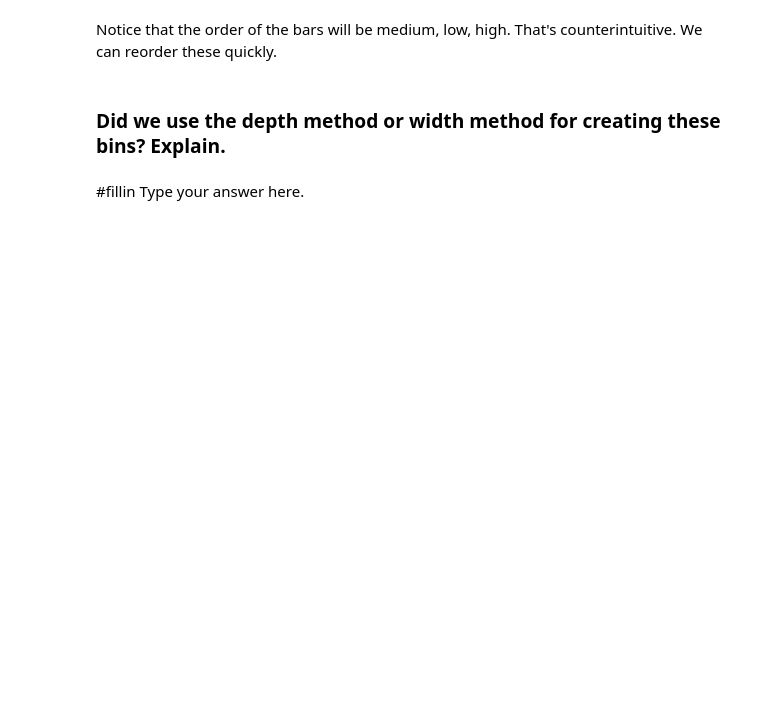
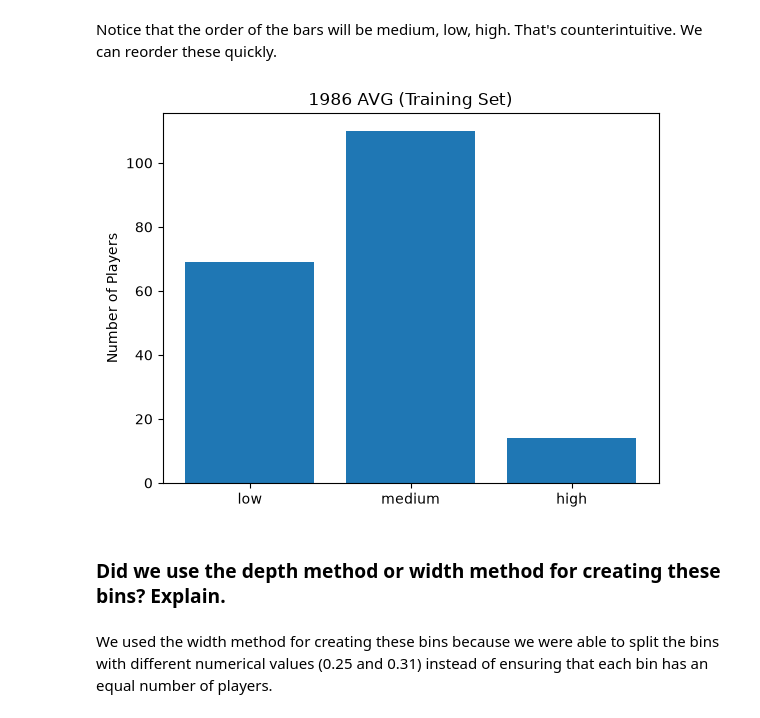
Before and after one commit to charmi124/code_2600, a Jupyter notebook: mod03_eda.ipynb, the cells around one changed output. Saved outputs shown, nothing was run; the diff lists cells and outputs as text; code cells hidden in the pictures; blank space fills up the shorter version.

```diff
--- a/mod03_eda.ipynb
+++ b/mod03_eda.ipynb
@@ -208,15 +231,17 @@ Notice that the order of the bars will be medium, low, high. That's counterintui
 indexMap = ['low', 'medium', 'high']
 reordered_list = [Train['AVG_bin'].value_counts()[i] for i in indexMap]
 # %%
-plt.bar(#fillin
+plt.bar(indexMap, reordered_list)
 
 plt.title("1986 AVG (Training Set)")
 plt.ylabel("Number of Players")
 
-plt.xticks(#fillin
+plt.xticks(indexMap)
 
 plt.show()
+# %% [output]
+[figure, added]
 # %% [markdown]
 ### Did we use the depth method or width method for creating these bins? Explain.
 # %% [markdown]
-#fillin Type your answer here.
+We used the width method for creating these bins because we were able to split the bins with different numerical values (0.25 and 0.31) instead of ensuring that each bin has an equal number of players.
```
Also changed, not shown: parts of 5 cells of this notebook.
